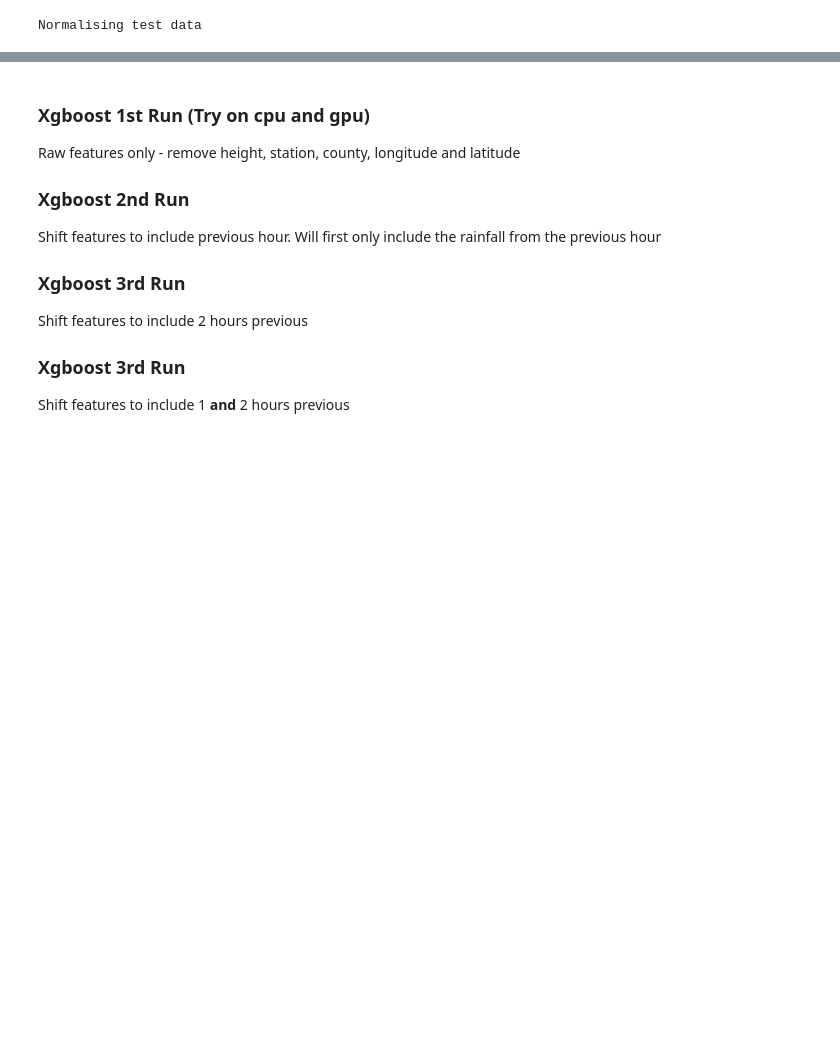
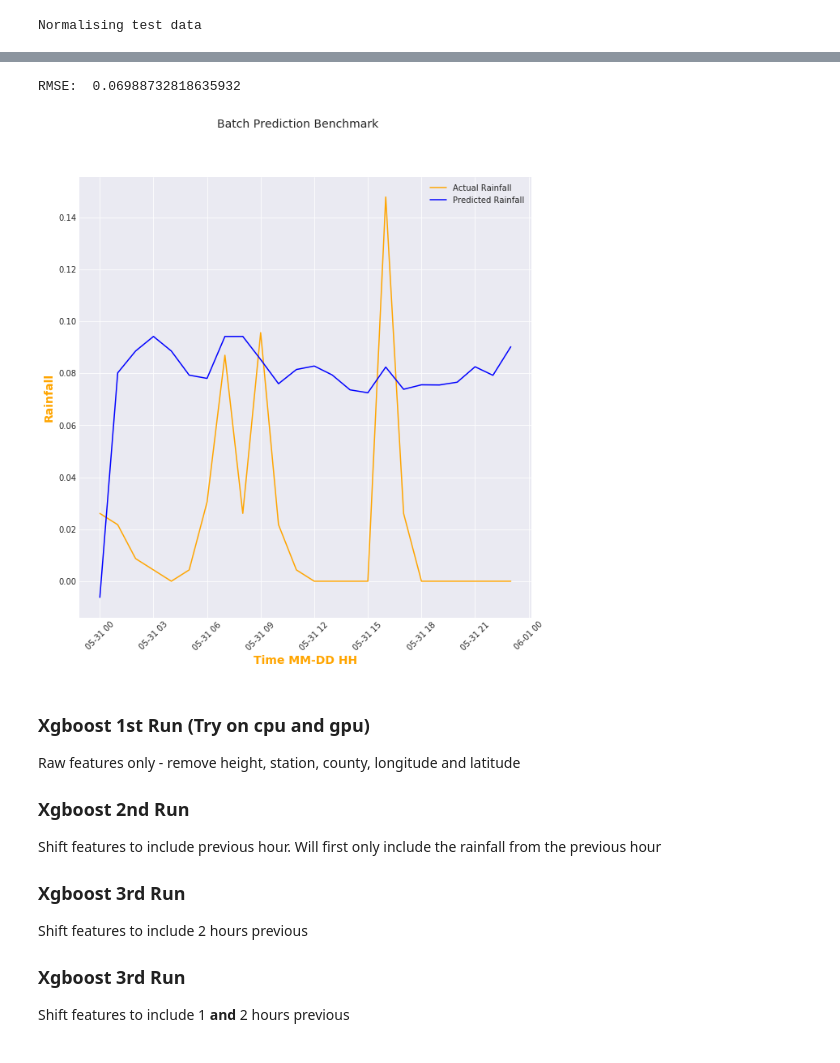
Before and after one commit to GsProjects/Thesis, a Jupyter notebook: Code/LSTM Sequential Country Prediction.ipynb, the cells around one changed output, grey strips where cells are left out. Saved outputs shown, nothing was run; the diff lists cells and outputs as text; code cells hidden in the pictures; blank space fills up the shorter version.

Commit message:
Sequential prediction solution

```diff
--- a/Code/LSTM Sequential Country Prediction.ipynb
+++ b/Code/LSTM Sequential Country Prediction.ipynb
@@ -288,8 +288,20 @@ def sequential_test_lstm(test_model, Xtest, Ytest, scaler,index,hidden,num_epoch
     return predicted_output
 # %%
 def display_solution(predictions, actual_outputs, dates, num_predictions):
-    predictions = predictions.flatten()
-    print(predictions)
+    predictions = np.array(predictions)
+    predictions = predictions.reshape(len(predictions),)
+    print('RMSE: ', math.sqrt(mean_squared_error(actual_outputs, predictions)))
+    data = pd.DataFrame({'Actual':actual_outputs, 'Predicted':predictions})
+    data['date'] = dates[-len(actual_outputs):]
+    plt.figure(figsize=(10,10))
+    plt.suptitle('Batch Prediction Benchmark',fontsize='14')
+
+    plt.plot('date', 'Actual', data=data, color="orange", label='Actual Rainfall')
+    plt.plot('date', 'Predicted', data=data, color="blue", label='Predicted Rainfall')
+    plt.xlabel('Time MM-DD HH', fontweight='bold', color = 'orange', fontsize='14')
+    plt.ylabel('Rainfall', fontweight='bold', color = 'orange', fontsize='14')
+    plt.xticks(rotation=45)
+    plt.legend()
 
     '''predicted_output.append(test_model.predict(Xtest, batch_size=len(Xtest)))
     print('RMSE: ', math.sqrt(mean_squared_error(actual_outputs, predicted_output[0])))
@@ -387,6 +399,6 @@ Wall time: 3min 58s
 # %%
 predicted_output = []
-predictions = sequential_test_lstm(test_model, lstm_data[2], lstm_data[3], normalised_data[1],normalised_data[3],hidden_neurons,num_epochs,data,normalised_data[2], predicted_output)
+%time predictions = sequential_test_lstm(test_model, lstm_data[2], lstm_data[3], normalised_data[1],normalised_data[3],hidden_neurons,num_epochs,data,normalised_data[2], predicted_output)
 # %% [output]
 -23
 Getting test set
@@ -409,3 +420,8 @@ KeyboardInterrupt:
+# %%
+display_solution(predictions, lstm_data[3], normalised_data[3], num_test)
+# %% [output]
+RMSE:  0.06988732818635932
+[figure, added]
 # %% [markdown]
 ### Xgboost 1st Run (Try on cpu and gpu)
 
```
Also changed, not shown: parts of 3 cells of this notebook.
